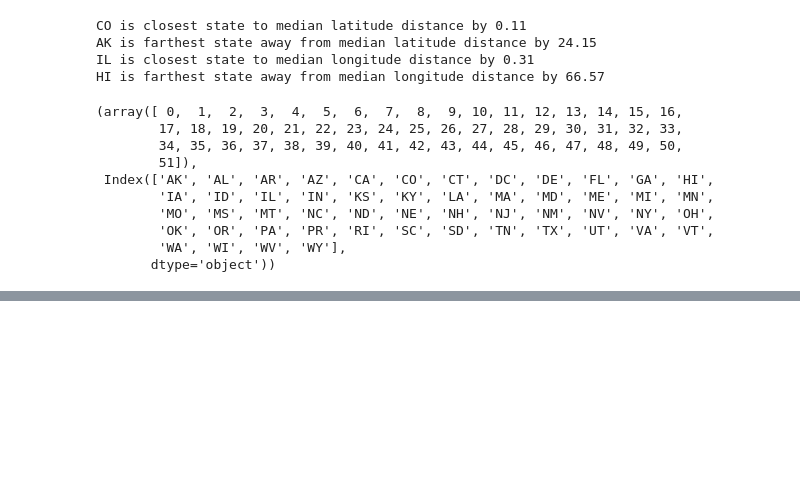
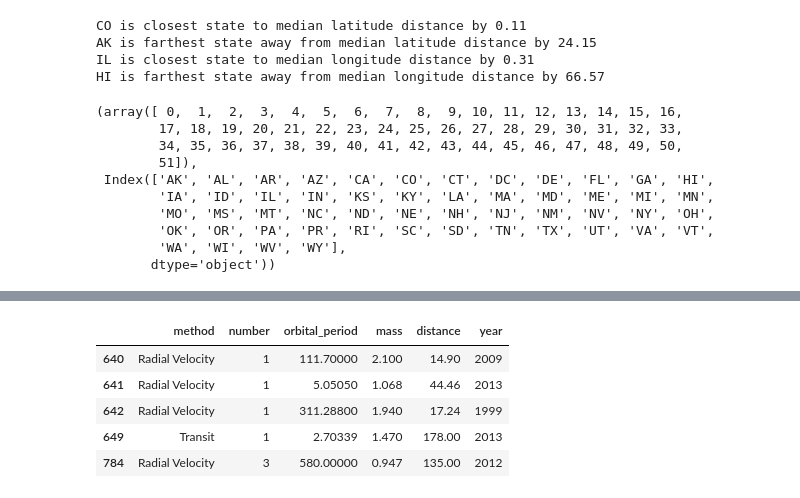
Before and after one commit to annikahattankutter-maker/annika, a Jupyter notebook: homework8/homework8.ipynb, the cells around one changed output, grey strips where cells are left out. Cells and saved outputs as stored; diff of their text form; code cells hidden in the pictures; blank space fills up the shorter version.

```diff
--- a/homework8/homework8.ipynb
+++ b/homework8/homework8.ipynb
@@ -123,0 +153,15 @@ import seaborn as sns
+# %%
+df.tail(5)
+# method = method used to discover the planet
+# number = number of planets
+# orbital_period = orbital period of planet (doesn't state the units)
+# mass = mass of planet
+# distance = distance from earth? probably in light years
+# year = year it was discovered?
+# %% [output]
+|  | method | number | orbital_period | mass | distance | year |
+| 640 | Radial Velocity | 1 | 111.70000 | 2.100 | 14.90 | 2009 |
+| 641 | Radial Velocity | 1 | 5.05050 | 1.068 | 44.46 | 2013 |
+| 642 | Radial Velocity | 1 | 311.28800 | 1.940 | 17.24 | 1999 |
+| 649 | Transit | 1 | 2.70339 | 1.470 | 178.00 | 2013 |
+| 784 | Radial Velocity | 3 | 580.00000 | 0.947 | 135.00 | 2012 |
```
Also changed, not shown: parts of 4 cells of this notebook, 2 other files.
